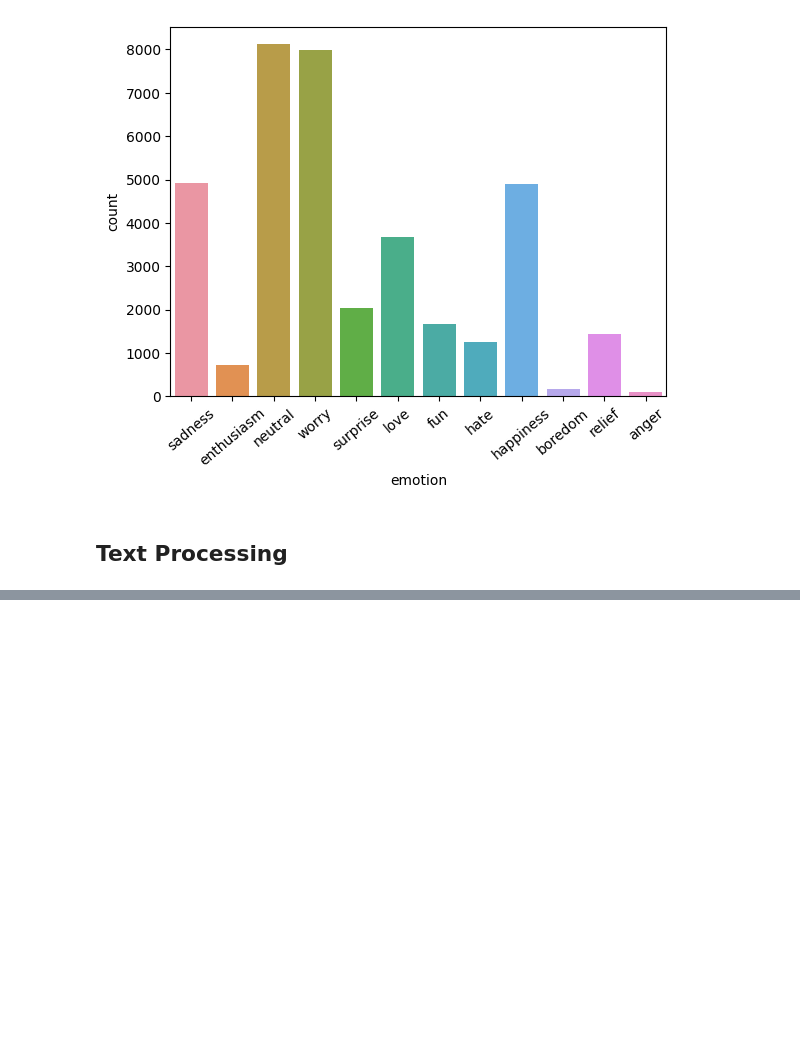
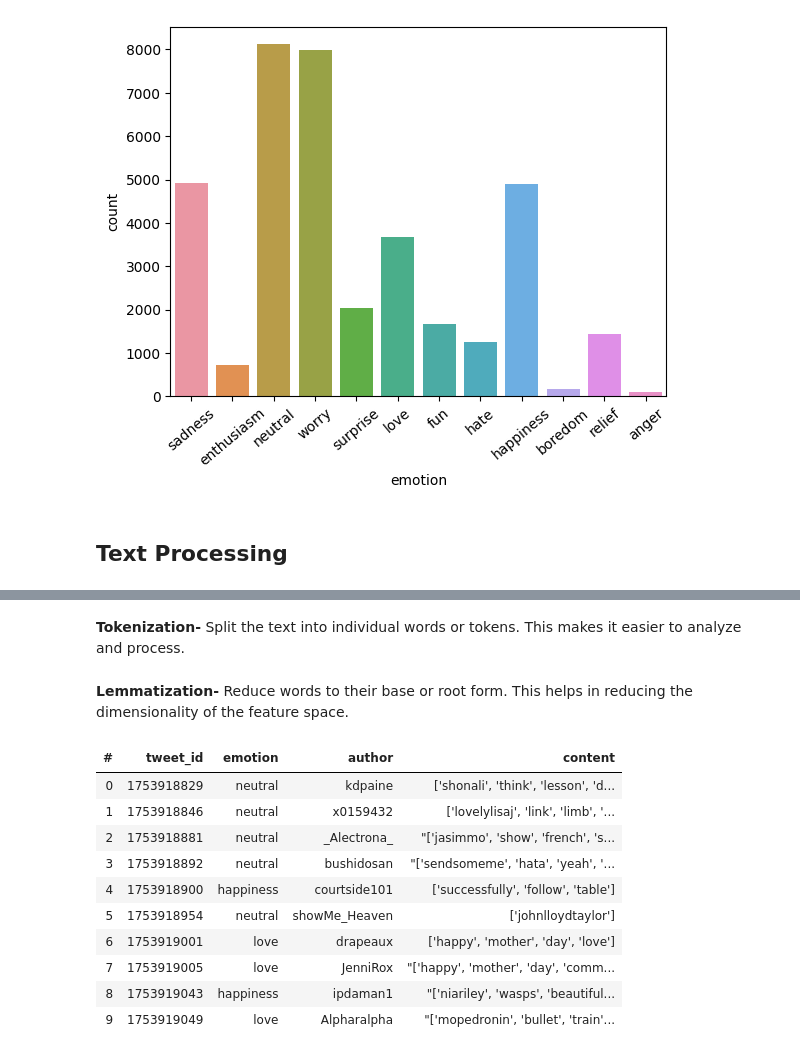
Before and after one commit to SandhiyaAcharya/Emotion_Analysis, a Jupyter notebook: Emotion_Analysis.ipynb, the cells around one changed output, grey strips where cells are left out. Drawn from its saved outputs; the diff is of its cells as text; code cells hidden in the pictures; blank space fills up the shorter version.

```diff
--- a/Emotion_Analysis.ipynb
+++ b/Emotion_Analysis.ipynb
@@ -192,0 +196,3 @@ Name: content, dtype: object
+# %%
+from textblob import TextBlob
+vaex_data['content'] = vaex_data['content'].apply(lambda x: str(TextBlob(x).correct()))
@@ -192,0 +201,25 @@ Name: content, dtype: object
+# %%
+vaex_data['content']= vaex_data['content'].apply(lambda text: nt.remove_stopwords(text))
+# %% [markdown]
+**Tokenization-** Split the text into individual words or tokens. This makes it easier to analyze and process.
+# %%
+vaex_data['content']= vaex_data['content'].apply(lambda text: word_tokenize(text))
+# %% [markdown]
+**Lemmatization-** Reduce words to their base or root form. This helps in reducing the dimensionality of the feature space.
+# %%
+lemmatizer = WordNetLemmatizer()
+vaex_data['content'] = vaex_data['content'].apply(lambda text: [lemmatizer.lemmatize(word,pos='v') for word in text])
+# %%
+vaex_data.tail()
+# %% [output]
+| # | tweet_id | emotion | author | content |
+| 0 | 1753918829 | neutral | kdpaine | ['shonali', 'think', 'lesson', 'd... |
+| 1 | 1753918846 | neutral | x0159432 | ['lovelylisaj', 'link', 'limb', '... |
+| 2 | 1753918881 | neutral | _Alectrona_ | "['jasimmo', 'show', 'french', 's... |
+| 3 | 1753918892 | neutral | bushidosan | "['sendsomeme', 'hata', 'yeah', '... |
+| 4 | 1753918900 | happiness | courtside101 | ['successfully', 'follow', 'table'] |
+| 5 | 1753918954 | neutral | showMe_Heaven | ['johnlloydtaylor'] |
+| 6 | 1753919001 | love | drapeaux | ['happy', 'mother', 'day', 'love'] |
+| 7 | 1753919005 | love | JenniRox | "['happy', 'mother', 'day', 'comm... |
+| 8 | 1753919043 | happiness | ipdaman1 | "['niariley', 'wasps', 'beautiful... |
+| 9 | 1753919049 | love | Alpharalpha | "['mopedronin', 'bullet', 'train'... |
```
Also changed, not shown: parts of 43 cells of this notebook.
